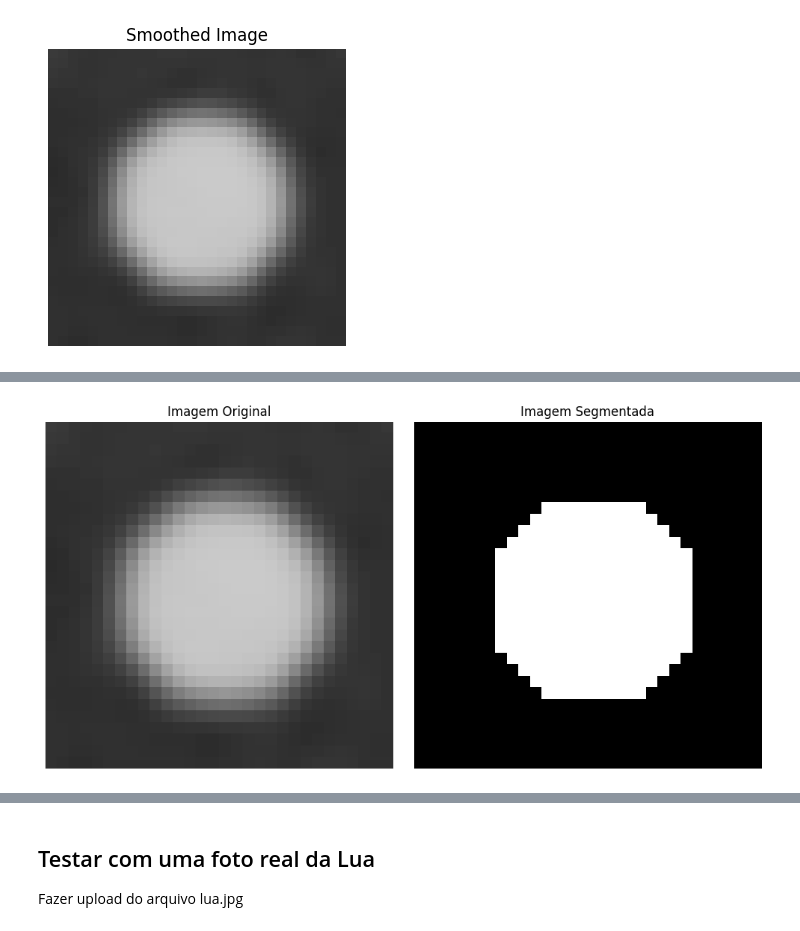
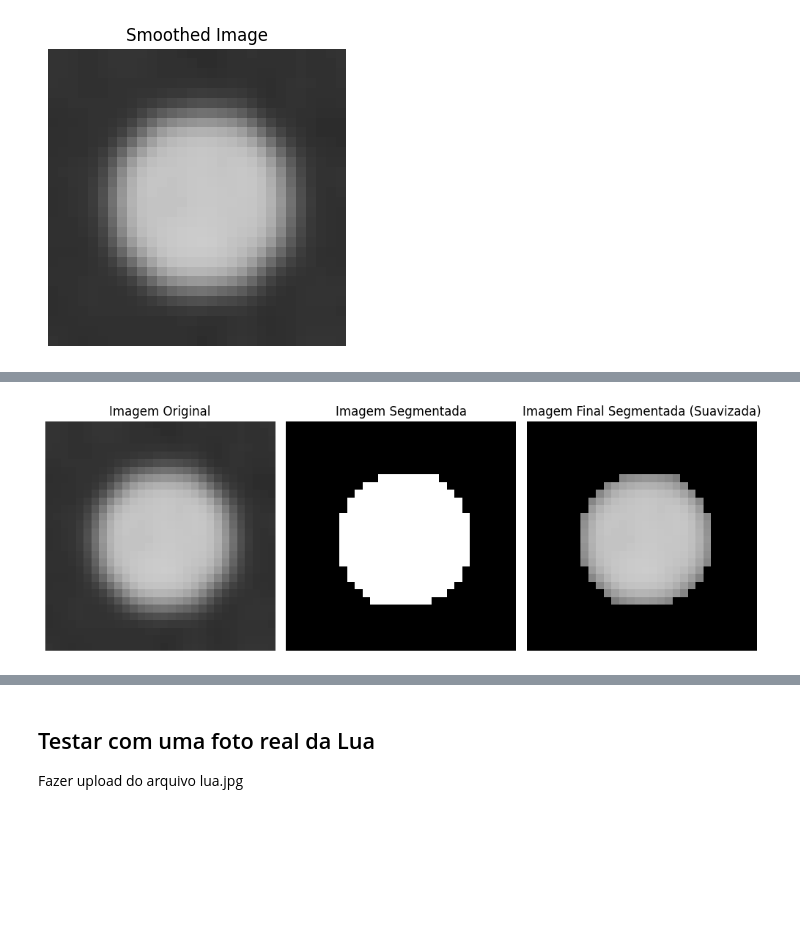
Before and after one commit to brunoroma83/PTC5892-Processamento-de-Imagens-Medicas, a Jupyter notebook: Método Otsu (1979).ipynb, the cells around one changed output, grey strips where cells are left out. Drawn from its saved outputs; the diff is of its cells as text; code cells hidden in the pictures; blank space fills up the shorter version.

```diff
--- a/Método Otsu (1979).ipynb
+++ b/Método Otsu (1979).ipynb
@@ -434,16 +463,23 @@ plt.show()
 # %%
 # mosrtrar as imagens smoothed e segmentada
-fig, axs = plt.subplots(1, 2, figsize=(10, 5))
+fig, axs = plt.subplots(1, 3, figsize=(10, 5))
 
 axs[0].imshow(smoothed_image, cmap='gray', vmin=0, vmax=255)
 axs[0].set_title('Imagem Original')
 axs[0].axis('off')
 
 axs[1].imshow(smoothed_image_segmentada, cmap='gray', vmin=0, vmax=1)
 axs[1].set_title('Imagem Segmentada')
 axs[1].axis('off')
 
+# A imagem final é a imagem suavizada após a segmentação.
+img_final = smoothed_image_segmentada * smoothed_image
+axs[2].imshow(img_final, cmap='gray', vmin=0, vmax=255)
+axs[2].set_title('Imagem Final Segmentada (Suavizada)')
+axs[2].axis('off')
+
+
 plt.tight_layout()
 plt.show()
 # %% [output]
-[figure, old version]
+[figure, new version]
```
Also changed, not shown: parts of 13 cells of this notebook.
